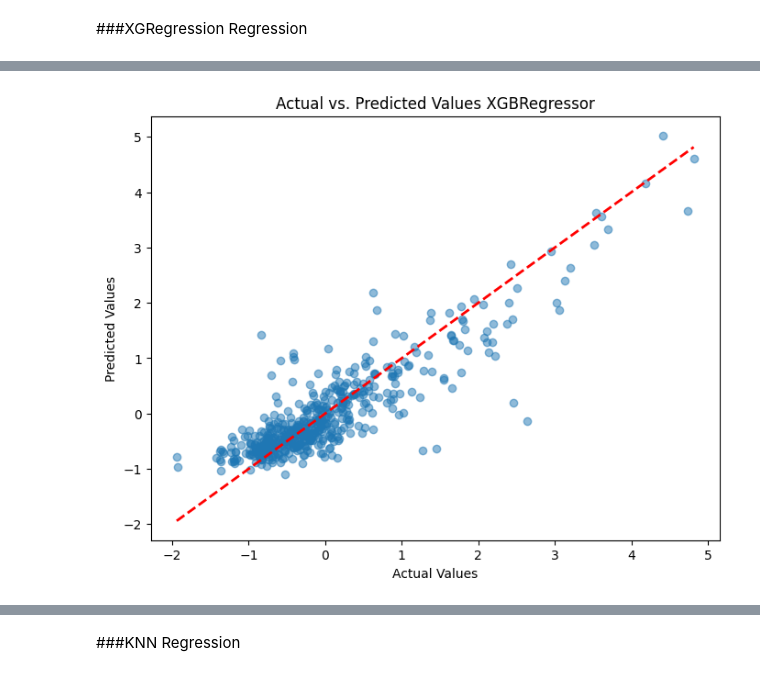
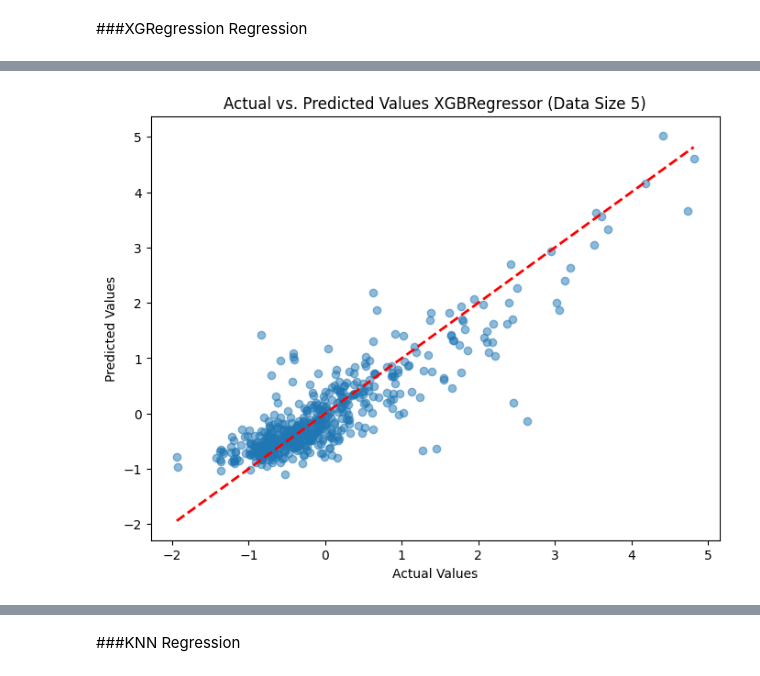
Before and after one commit to giancarlohc/Applied-AI-in-Transportation, a Jupyter notebook: Project/ProjectCode.ipynb, the cells around one changed output, grey strips where cells are left out. Cells and saved outputs as stored; diff of their text form; code cells hidden in the pictures.

```diff
--- a/Project/ProjectCode.ipynb
+++ b/Project/ProjectCode.ipynb
@@ -229,50 +302,60 @@ X5_SAMPLE = Y5_test.iloc[:500]
 # %%
-#this takes a while!
-params = {
-     'learning_rate': [0.01, 0.1, 0.2],
-     'n_estimators': [100, 200, 300],
-     'max_depth': [3, 4, 5],
-     'gamma':[.01,.1,1,10,100]
 
-}
+# Define the data sizes
+data_sizes = [5, 10, 15, 20]
 
-model =  XGBRegressor()
+for size in data_sizes:
+    # Create variable names based on the data size
+    X_train_SAMPLE = globals()[f"X{size}_train_SAMPLE"]
+    X_test_SAMPLE = globals()[f"X{size}_test_SAMPLE"]
+    Y_train_SAMPLE = globals()[f"Y{size}_train_SAMPLE"]
+    Y_test_SAMPLE = globals()[f"Y{size}_test_SAMPLE"]
+    X_SAMPLE = globals()[f"X{size}_SAMPLE"]
+    Y_SAMPLE = globals()[f"Y{size}_SAMPLE"]
 
-grid_search = GridSearchCV(model, params, cv=5, verbose=2, scoring='neg_mean_squared_error')
+    # Define hyperparameter search space and model
+    params = {
+        'learning_rate': [0.01, 0.1, 0.2],
+        'n_estimators': [100, 200, 300],
+        'max_depth': [3, 4, 5],
+        'gamma': [0.01, 0.1, 1, 10, 100]
+    }
 
-# Fit the grid search to the scaled training data
-grid_search.fit(X5_train_SAMPLE, Y5_train_SAMPLE)
+    model = XGBRegressor()
 
-# Get the best parameters
-best_params = grid_search.best_params_
-print("Best Parameters:", best_params)
-best_score = grid_search.best_score_
-model = grid_search.best_estimator_
+    # Perform GridSearchCV for hyperparameter tuning
+    grid_search = GridSearchCV(model, params, cv=5, verbose=2, scoring='neg_mean_squared_error')
+    grid_search.fit(X_train_SAMPLE, Y_train_SAMPLE)
 
-cv_scores = cross_val_score(model, X5_SAMPLE , Y5_SAMPLE, cv=5, verbose=2).mean()
-print(cv_scores)
+    # Get the best parameters
+    best_params = grid_search.best_params_
+    print(f"Best Parameters for Data Size {size}: {best_params}")
+    best_score = grid_search.best_score_
+    model = grid_search.best_estimator_
 
-model.fit(X5_train_SAMPLE, Y5_train_SAMPLE)
-y5_pred = model.predict(X5_test_SAMPLE)
-mae = mean_absolute_error(Y5_test_SAMPLE, y5_pred)
-mse = mean_squared_error(Y5_test_SAMPLE, y5_pred)
-r2 = r2_score(Y5_test_SAMPLE, y5_pred)
-print(f"Mean Absolute Error: {mae}")
-print(f"Mean Squared Error: {mse}")
-print(f"R-squared: {r2}")
+    # Cross-validation of the best model
+    cv_scores = cross_val_score(model, X_SAMPLE, Y_SAMPLE, cv=5, verbose=2).mean()
+    print(f"Cross-Validation Score for Data Size {size}: {cv_scores}")
 
-plt.figure(figsize=(8, 6))
-plt.scatter(Y5_test_SAMPLE, y5_pred, alpha=0.5)  # Plot actual vs. predicted values
+    # Train the best model on the training data
+    model.fit(X_train_SAMPLE, Y_train_SAMPLE)
 
-# Add labels and title
-plt.xlabel("Actual Values")
-plt.ylabel("Predicted Values")
-plt.title("Actual vs. Predicted Values XGBRegressor")
+    # Make predictions and evaluate the model
+    y_pred = model.predict(X_test_SAMPLE)
+    mae = mean_absolute_error(Y_test_SAMPLE, y_pred)
+    mse = mean_squared_error(Y_test_SAMPLE, y_pred)
+    r2 = r2_score(Y_test_SAMPLE, y_pred)
+    print(f"Mean Absolute Error for Data Size {size}: {mae}")
+    print(f"Mean Squared Error for Data Size {size}: {mse}")
+    print(f"R-squared for Data Size {size}: {r2}")
 
-# Add a diagonal line for reference (perfect predictions)
-plt.plot([min(Y5_test_SAMPLE), max(Y5_test_SAMPLE)], [min(Y5_test_SAMPLE), max(Y5_test_SAMPLE)], linestyle='--', color='red', lw=2)
-
-# Show the plot
-plt.show()
+    # Visualization
+    plt.figure(figsize=(8, 6))
+    plt.scatter(Y_test_SAMPLE, y_pred, alpha=0.5)  # Plot actual vs. predicted values
+    plt.xlabel("Actual Values")
+    plt.ylabel("Predicted Values")
+    plt.title(f"Actual vs. Predicted Values XGBRegressor (Data Size {size})")
+    plt.plot([min(Y_test_SAMPLE), max(Y_test_SAMPLE)], [min(Y_test_SAMPLE), max(Y_test_SAMPLE)], linestyle='--', color='red', lw=2)
+    plt.show()
 # %% [output]
 Fitting 5 folds for each of 135 candidates, totalling 675 fits
@@ -295 +378 @@ R-squared: 0.7662310430087945
-[figure, old version]
+[figure, new version]
```
Also changed, not shown: parts of 5 cells of this notebook.
